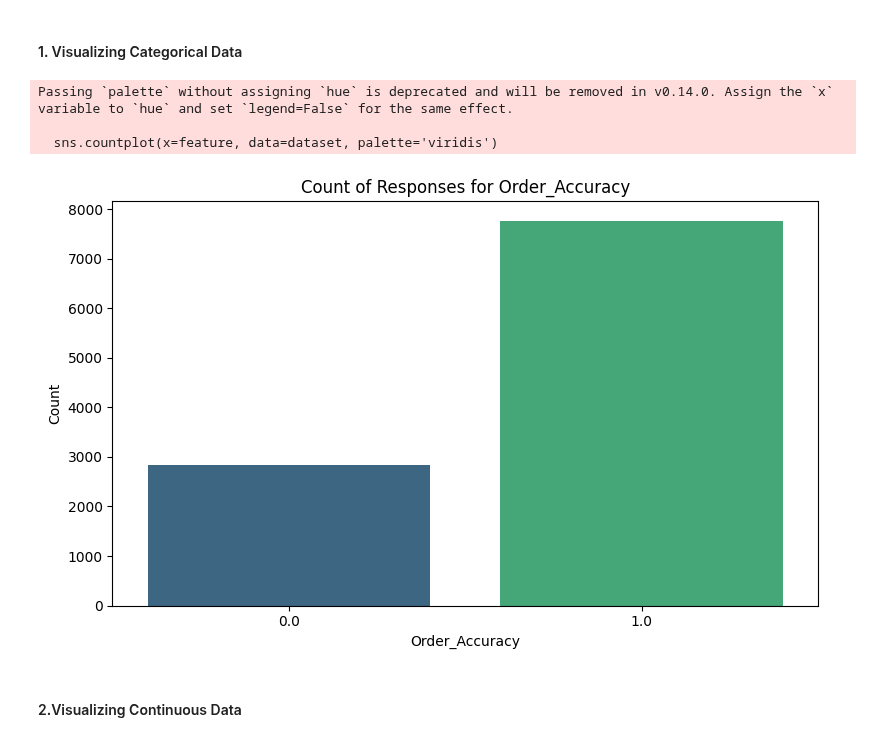
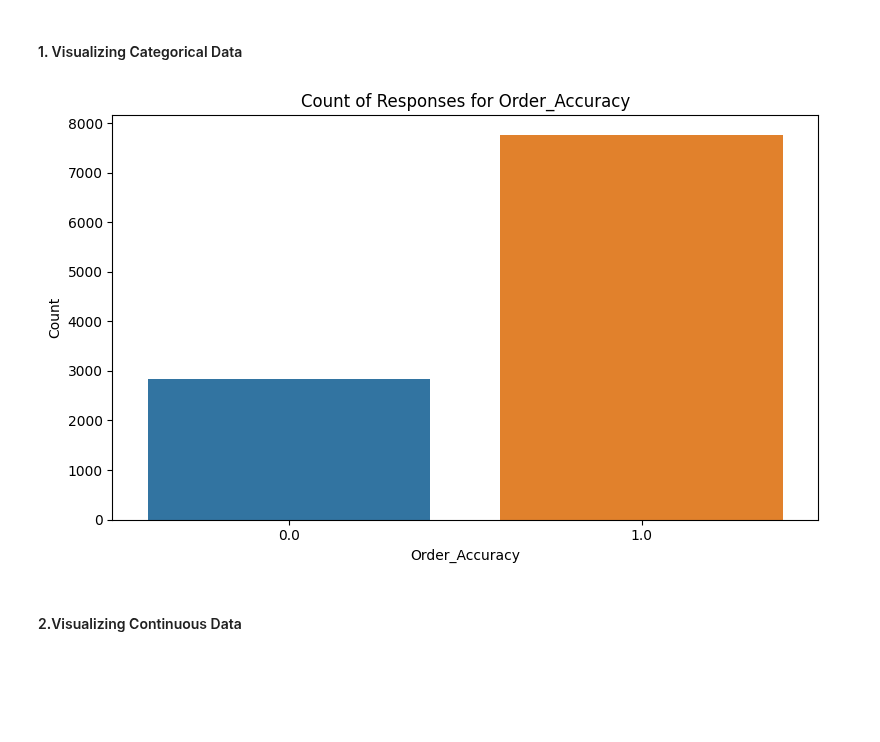
Before and after one commit to t1pen/MeXEE402_Midterms_StephenGabrielAlojado_JairusSunga, a Jupyter notebook: Logistic Regression/logistic_regression.ipynb, the cells around one changed output. Cells and saved outputs as stored; diff of their text form; code cells hidden in the pictures; blank space fills up the shorter version.

```diff
--- a/Logistic Regression/logistic_regression.ipynb
+++ b/Logistic Regression/logistic_regression.ipynb
@@ -119,3 +121,5 @@ dataset
+# %%
+dataset['Order_Accuracy'] = dataset['Order_Accuracy'].astype('object')
 # %% [markdown]
 #### 7. Convert specified columns to appropriate numeric data types
 # %%
@@ -197,22 +199,19 @@ dataset.describe()
 # %%
 categorical_features = ['Order_Accuracy']
 
 plt.figure(figsize=(8, 5))
 
 for feature in categorical_features:
     plt.subplot(1, 1, 1)
-    sns.countplot(x=feature, data=dataset, palette='viridis')
+    sns.countplot(data=dataset, x=feature, hue=feature, palette='tab10', legend=False)
     plt.title(f'Count of Responses for {feature}')
     plt.xlabel(feature)
     plt.ylabel('Count')
 
 plt.tight_layout()
 plt.show()
 # %% [output]
-Passing `palette` without assigning `hue` is deprecated and will be removed in v0.14.0. Assign the `x` variable to `hue` and set `legend=False` for the same effect.
-
-  sns.countplot(x=feature, data=dataset, palette='viridis')
-[figure, old version]
+[figure, new version]
 # %% [markdown]
 #### 2.Visualizing Continuous Data
 # %%
```
Also changed, not shown: parts of 10 cells of this notebook, 1 other file.
